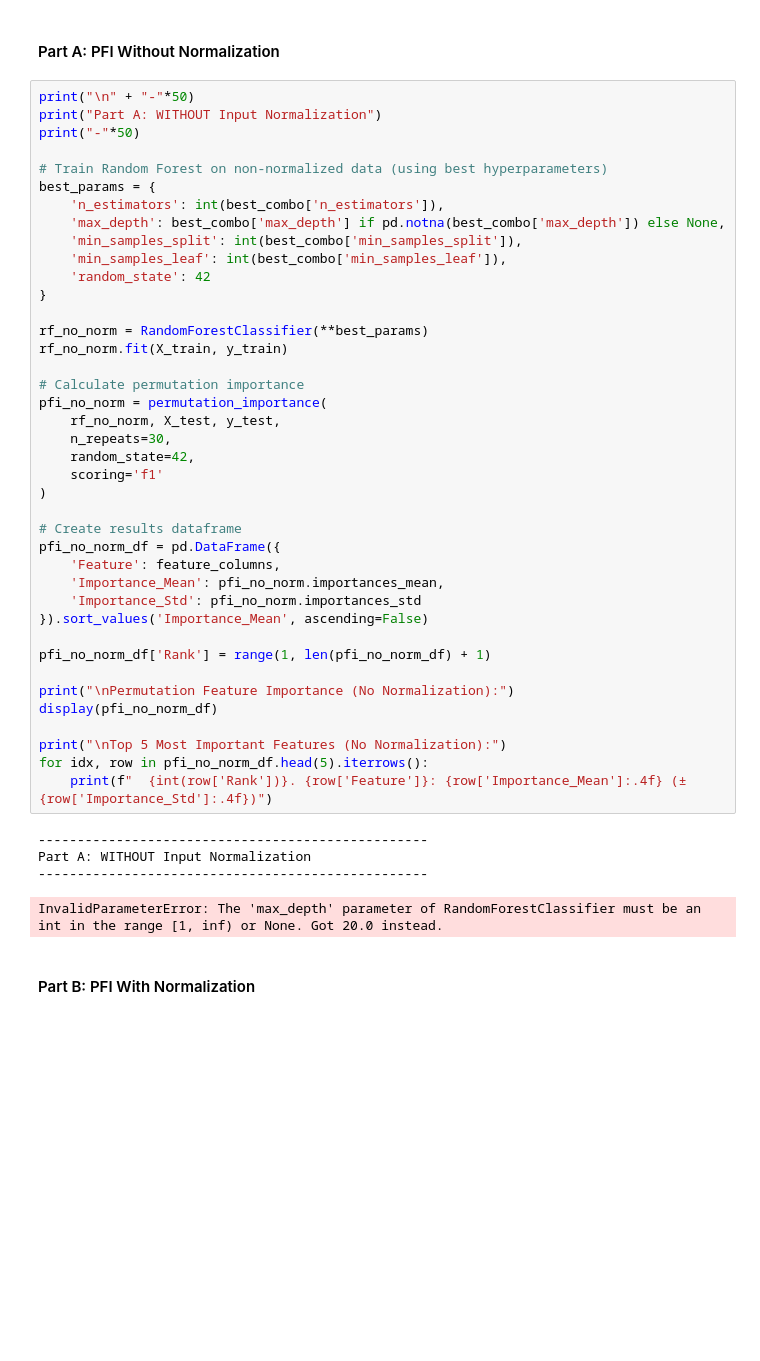
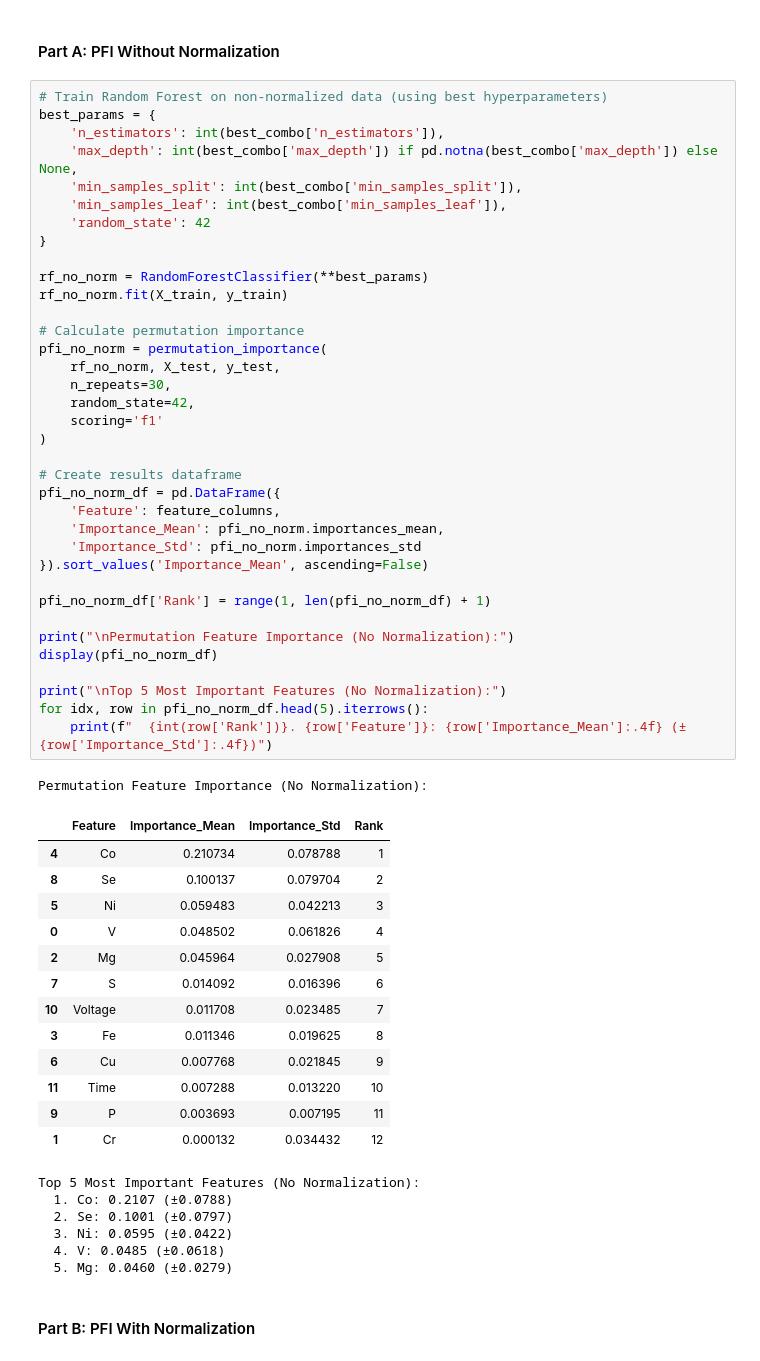
Before and after one commit to abelsaj2005/Electrocatalyst-Quality-Prediction, a Jupyter notebook: homework1_analysis.ipynb, the cells around one changed output. Drawn from its saved outputs; the diff is of its cells as text; blank space fills up the shorter version.

```diff
--- a/homework1_analysis.ipynb
+++ b/homework1_analysis.ipynb
@@ -506,50 +402,62 @@ TASK 1.6: Permutation Feature Importance Analysis
 # %% [markdown]
 #### Part A: PFI Without Normalization
 # %%
-print("\n" + "-"*50)
-print("Part A: WITHOUT Input Normalization")
-print("-"*50)
-
 # Train Random Forest on non-normalized data (using best hyperparameters)
 best_params = {
     'n_estimators': int(best_combo['n_estimators']),
-    'max_depth': best_combo['max_depth'] if pd.notna(best_combo['max_depth']) else None,
+    'max_depth': int(best_combo['max_depth']) if pd.notna(best_combo['max_depth']) else None,
     'min_samples_split': int(best_combo['min_samples_split']),
     'min_samples_leaf': int(best_combo['min_samples_leaf']),
     'random_state': 42
 }
 
 rf_no_norm = RandomForestClassifier(**best_params)
 rf_no_norm.fit(X_train, y_train)
 
 # Calculate permutation importance
 pfi_no_norm = permutation_importance(
     rf_no_norm, X_test, y_test,
     n_repeats=30,
     random_state=42,
     scoring='f1'
 )
 
 # Create results dataframe
 pfi_no_norm_df = pd.DataFrame({
     'Feature': feature_columns,
     'Importance_Mean': pfi_no_norm.importances_mean,
     'Importance_Std': pfi_no_norm.importances_std
 }).sort_values('Importance_Mean', ascending=False)
 
 pfi_no_norm_df['Rank'] = range(1, len(pfi_no_norm_df) + 1)
 
 print("\nPermutation Feature Importance (No Normalization):")
 display(pfi_no_norm_df)
 
 print("\nTop 5 Most Important Features (No Normalization):")
 for idx, row in pfi_no_norm_df.head(5).iterrows():
     print(f"  {int(row['Rank'])}. {row['Feature']}: {row['Importance_Mean']:.4f} (±{row['Importance_Std']:.4f})")
 # %% [output]
---------------------------------------------------
-Part A: WITHOUT Input Normalization
---------------------------------------------------
+Permutation Feature Importance (No Normalization):
+|  | Feature | Importance_Mean | Importance_Std | Rank |
+| 4 | Co | 0.210734 | 0.078788 | 1 |
+| 8 | Se | 0.100137 | 0.079704 | 2 |
+| 5 | Ni | 0.059483 | 0.042213 | 3 |
+| 0 | V | 0.048502 | 0.061826 | 4 |
+| 2 | Mg | 0.045964 | 0.027908 | 5 |
+| 7 | S | 0.014092 | 0.016396 | 6 |
+| 10 | Voltage | 0.011708 | 0.023485 | 7 |
+| 3 | Fe | 0.011346 | 0.019625 | 8 |
+| 6 | Cu | 0.007768 | 0.021845 | 9 |
+| 11 | Time | 0.007288 | 0.013220 | 10 |
+| 9 | P | 0.003693 | 0.007195 | 11 |
+| 1 | Cr | 0.000132 | 0.034432 | 12 |
-InvalidParameterError: The 'max_depth' parameter of RandomForestClassifier must be an int in the range [1, inf) or None. Got 20.0 instead.
+Top 5 Most Important Features (No Normalization):
+  1. Co: 0.2107 (±0.0788)
+  2. Se: 0.1001 (±0.0797)
+  3. Ni: 0.0595 (±0.0422)
+  4. V: 0.0485 (±0.0618)
+  5. Mg: 0.0460 (±0.0279)
 # %% [markdown]
 #### Part B: PFI With Normalization
 # %%
```
Also changed, not shown: parts of 11 cells of this notebook, 2 other files.
